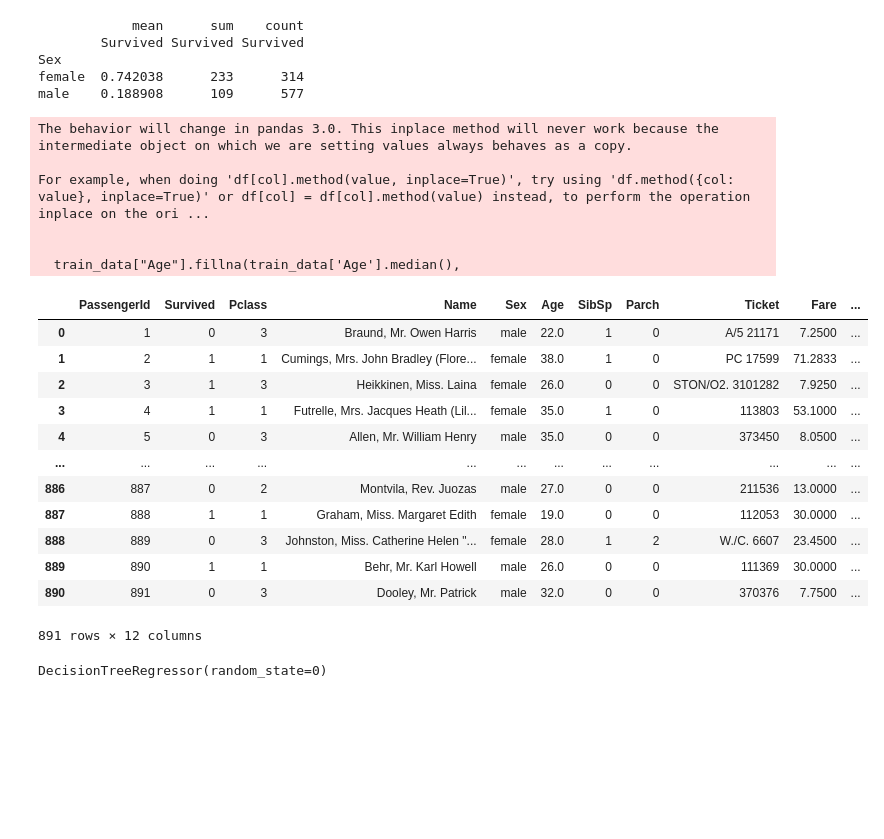
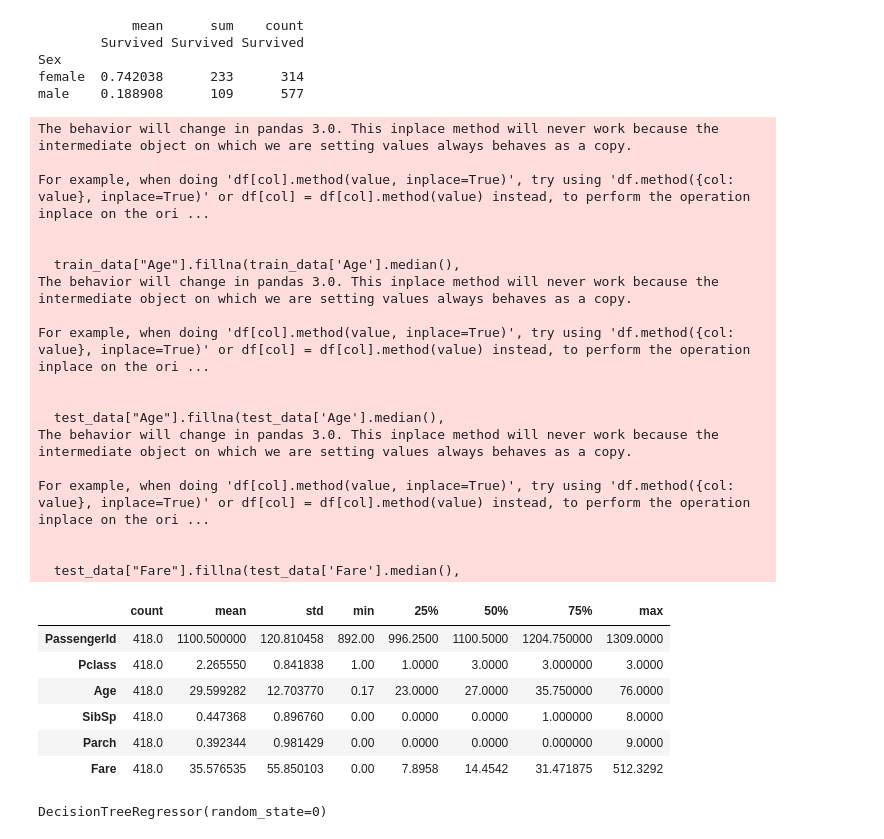
Before and after one commit to kursova/Titanic_ML_Project, a Jupyter notebook: titanic-machine-learning-from-disaster.ipynb, the cells around one changed output. Saved outputs shown, nothing was run; the diff lists cells and outputs as text; code cells hidden in the pictures; blank space fills up the shorter version.

```diff
--- a/titanic-machine-learning-from-disaster.ipynb
+++ b/titanic-machine-learning-from-disaster.ipynb
@@ -114,29 +114,46 @@ male    0.188908      109      577
 # %%
 import matplotlib.pyplot as plt
 import seaborn as sns
+
 train_data["Age"].fillna(train_data['Age'].median(),
                         inplace=True)
 
-train_data.fillna({})
+train_data.describe().T
+
+test_data["Age"].fillna(test_data['Age'].median(),
+                        inplace=True)
+
+test_data.describe().T
+
+test_data["Fare"].fillna(test_data['Fare'].median(),
+                        inplace=True)
+
+test_data.describe().T
 # %% [output]
 The behavior will change in pandas 3.0. This inplace method will never work because the intermediate object on which we are setting values always behaves as a copy.
 
 For example, when doing 'df[col].method(value, inplace=True)', try using 'df.method({col: value}, inplace=True)' or df[col] = df[col].method(value) instead, to perform the operation inplace on the ori ...
 
 
   train_data["Age"].fillna(train_data['Age'].median(),
+The behavior will change in pandas 3.0. This inplace method will never work because the intermediate object on which we are setting values always behaves as a copy.
+
+For example, when doing 'df[col].method(value, inplace=True)', try using 'df.method({col: value}, inplace=True)' or df[col] = df[col].method(value) instead, to perform the operation inplace on the ori ...
+
+
+  test_data["Age"].fillna(test_data['Age'].median(),
+The behavior will change in pandas 3.0. This inplace method will never work because the intermediate object on which we are setting values always behaves as a copy.
+
+For example, when doing 'df[col].method(value, inplace=True)', try using 'df.method({col: value}, inplace=True)' or df[col] = df[col].method(value) instead, to perform the operation inplace on the ori ...
+
+
+  test_data["Fare"].fillna(test_data['Fare'].median(),
-|  | PassengerId | Survived | Pclass | Name | Sex | Age | SibSp | Parch | Ticket | Fare | ... |
-| 0 | 1 | 0 | 3 | Braund, Mr. Owen Harris | male | 22.0 | 1 | 0 | A/5 21171 | 7.2500 | ... |
-| 1 | 2 | 1 | 1 | Cumings, Mrs. John Bradley (Flore... | female | 38.0 | 1 | 0 | PC 17599 | 71.2833 | ... |
-| 2 | 3 | 1 | 3 | Heikkinen, Miss. Laina | female | 26.0 | 0 | 0 | STON/O2. 3101282 | 7.9250 | ... |
-| 3 | 4 | 1 | 1 | Futrelle, Mrs. Jacques Heath (Lil... | female | 35.0 | 1 | 0 | 113803 | 53.1000 | ... |
-| 4 | 5 | 0 | 3 | Allen, Mr. William Henry | male | 35.0 | 0 | 0 | 373450 | 8.0500 | ... |
-| ... | ... | ... | ... | ... | ... | ... | ... | ... | ... | ... | ... |
-| 886 | 887 | 0 | 2 | Montvila, Rev. Juozas | male | 27.0 | 0 | 0 | 211536 | 13.0000 | ... |
-| 887 | 888 | 1 | 1 | Graham, Miss. Margaret Edith | female | 19.0 | 0 | 0 | 112053 | 30.0000 | ... |
-| 888 | 889 | 0 | 3 | Johnston, Miss. Catherine Helen "... | female | 28.0 | 1 | 2 | W./C. 6607 | 23.4500 | ... |
-| 889 | 890 | 1 | 1 | Behr, Mr. Karl Howell | male | 26.0 | 0 | 0 | 111369 | 30.0000 | ... |
-| 890 | 891 | 0 | 3 | Dooley, Mr. Patrick | male | 32.0 | 0 | 0 | 370376 | 7.7500 | ... |
+|  | count | mean | std | min | 25% | 50% | 75% | max |
+| PassengerId | 418.0 | 1100.500000 | 120.810458 | 892.00 | 996.2500 | 1100.5000 | 1204.750000 | 1309.0000 |
+| Pclass | 418.0 | 2.265550 | 0.841838 | 1.00 | 1.0000 | 3.0000 | 3.000000 | 3.0000 |
+| Age | 418.0 | 29.599282 | 12.703770 | 0.17 | 23.0000 | 27.0000 | 35.750000 | 76.0000 |
+| SibSp | 418.0 | 0.447368 | 0.896760 | 0.00 | 0.0000 | 0.0000 | 1.000000 | 8.0000 |
+| Parch | 418.0 | 0.392344 | 0.981429 | 0.00 | 0.0000 | 0.0000 | 0.000000 | 9.0000 |
+| Fare | 418.0 | 35.576535 | 55.850103 | 0.00 | 7.8958 | 14.4542 | 31.471875 | 512.3292 |
-891 rows × 12 columns
 # %%
 y=train_data.Survived
```
Also changed, not shown: parts of 4 cells of this notebook.
